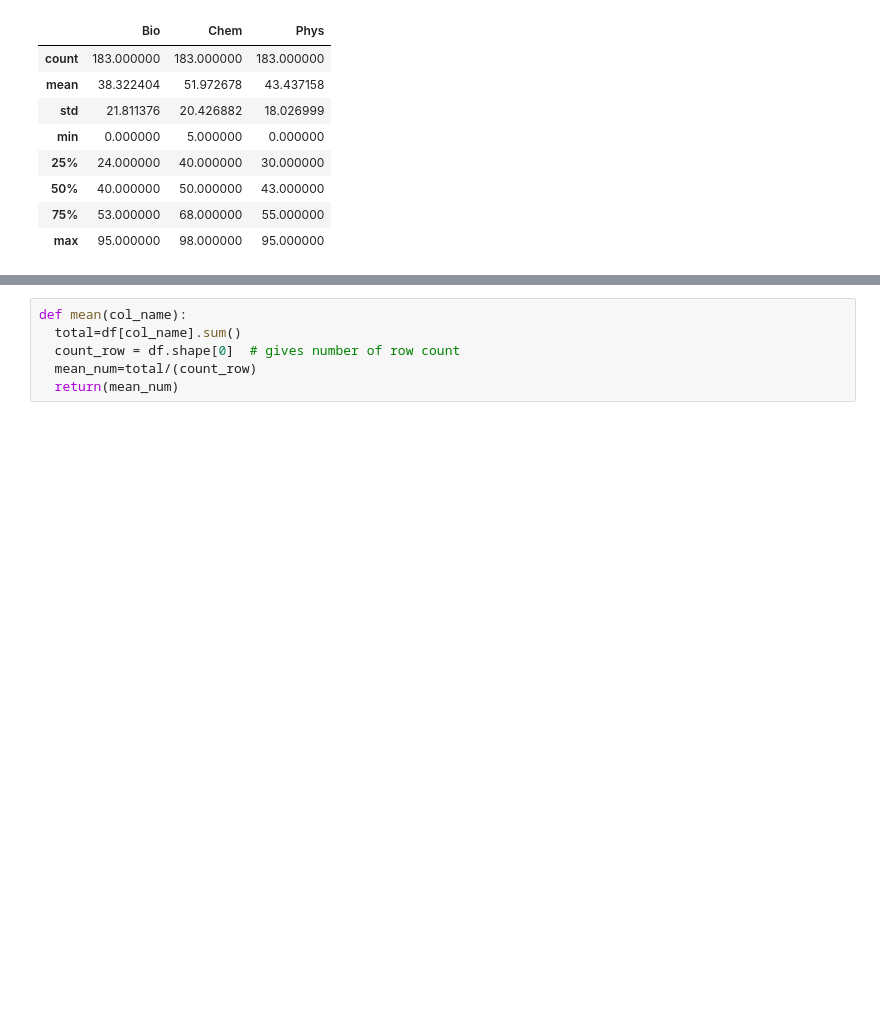
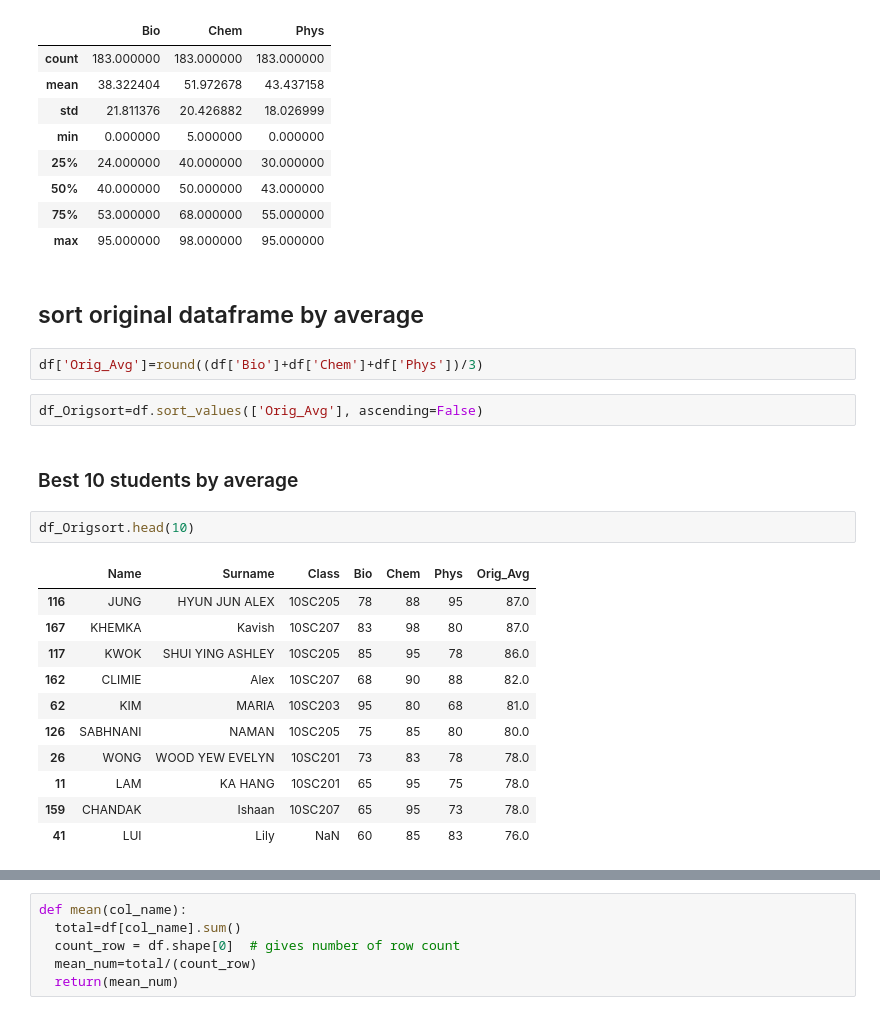
Before and after one commit to Tinspaceandrew/Jupyter-Sharing, a Jupyter notebook: Rebalance to new mean.ipynb, the cells around one changed output, grey strips where cells are left out. Saved outputs shown, nothing was run; the diff lists cells and outputs as text; blank space fills up the shorter version.

```diff
--- a/Rebalance to new mean.ipynb
+++ b/Rebalance to new mean.ipynb
@@ -36,3 +26,25 @@ df.describe()
 | 50% | 40.000000 | 50.000000 | 43.000000 |
 | 75% | 53.000000 | 68.000000 | 55.000000 |
 | max | 95.000000 | 98.000000 | 95.000000 |
+# %% [markdown]
+## sort original dataframe by average
+# %%
+df['Orig_Avg']=round((df['Bio']+df['Chem']+df['Phys'])/3)
+# %%
+df_Origsort=df.sort_values(['Orig_Avg'], ascending=False)
+# %% [markdown]
+### Best 10 students by average
+# %%
+df_Origsort.head(10)
+# %% [output]
+|  | Name | Surname | Class | Bio | Chem | Phys | Orig_Avg |
+| 116 | JUNG | HYUN JUN ALEX | 10SC205 | 78 | 88 | 95 | 87.0 |
+| 167 | KHEMKA | Kavish | 10SC207 | 83 | 98 | 80 | 87.0 |
+| 117 | KWOK | SHUI YING ASHLEY | 10SC205 | 85 | 95 | 78 | 86.0 |
+| 162 | CLIMIE | Alex | 10SC207 | 68 | 90 | 88 | 82.0 |
+| 62 | KIM | MARIA | 10SC203 | 95 | 80 | 68 | 81.0 |
+| 126 | SABHNANI | NAMAN | 10SC205 | 75 | 85 | 80 | 80.0 |
+| 26 | WONG | WOOD YEW EVELYN | 10SC201 | 73 | 83 | 78 | 78.0 |
+| 11 | LAM | KA HANG | 10SC201 | 65 | 95 | 75 | 78.0 |
+| 159 | CHANDAK | Ishaan | 10SC207 | 65 | 95 | 73 | 78.0 |
+| 41 | LUI | Lily | NaN | 60 | 85 | 83 | 76.0 |
```
Also changed, not shown: parts of 8 cells of this notebook.
